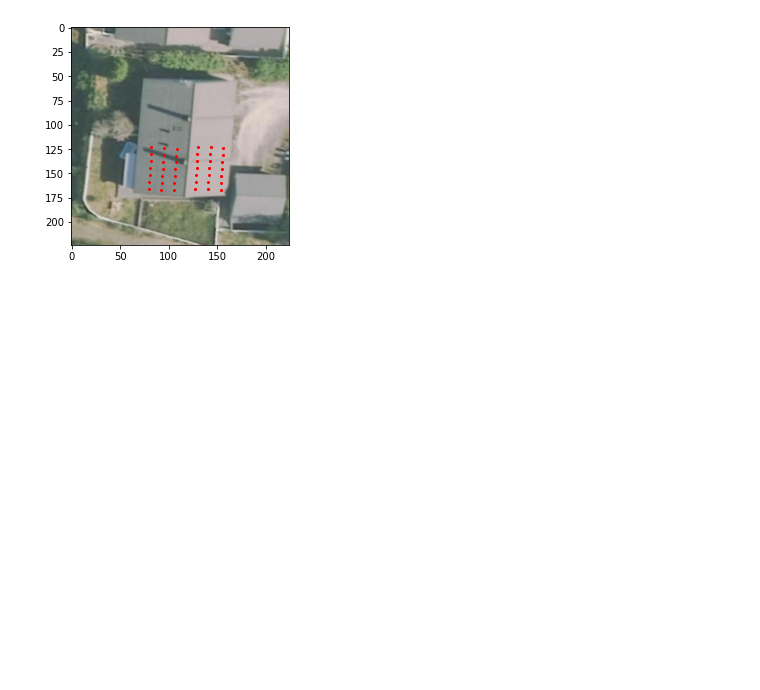
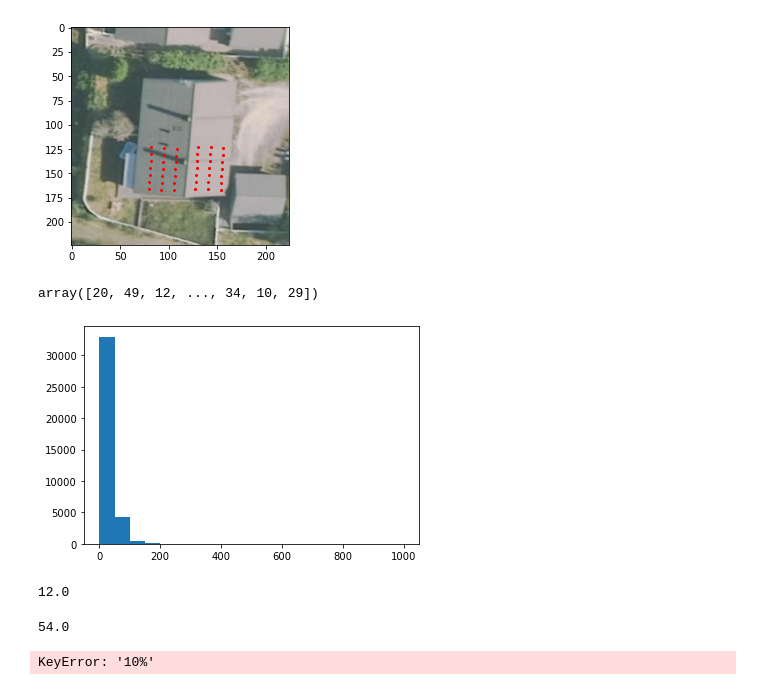
Before and after one commit to WizenPainter/autotetris, a Jupyter notebook: alejandro_test.ipynb, the cells around one changed output. Drawn from its saved outputs; the diff is of its cells as text; code cells hidden in the pictures; blank space fills up the shorter version.

Commit message:
Adding automatized obtention of the max number of panels according to num panel distribution

```diff
--- a/alejandro_test.ipynb
+++ b/alejandro_test.ipynb
@@ -208,3 +215,18 @@ show_centroids(image, prediction, tensor=True)
 show_centroids(image, centroid[0], tensor=True)
 # %% [output]
 [figure]
+# %%
+img_df = pd.read_hdf(full_path)
+# %%
+img_df["number_panels"] = img_df["panel_centroids"].apply(lambda x: len(x)) #Compute number of panels per building
+# %%
+img_df["number_panels"].values
+# %% [output]
+array([20, 49, 12, ..., 34, 10, 29])
+# %%
+num_panels = img_df.loc[:,"number_panels"].reset_index(drop=True)
+# %%
+plt.hist(num_panels, bins = 20, range=(0,1000))
+plt.show()
+# %% [output]
+[figure, added]
@@ -210,0 +235,12 @@ show_centroids(image, centroid[0], tensor=True)
+# %%
+values['10%']
+# %% [output]
+12.0
+# %%
+values['90%']
+# %% [output]
+54.0
+# %%
+np.floor(percentiles['10%'])
+# %% [output]
+KeyError: '10%'
```
Also changed, not shown: parts of 9 cells of this notebook, 1 other file.
